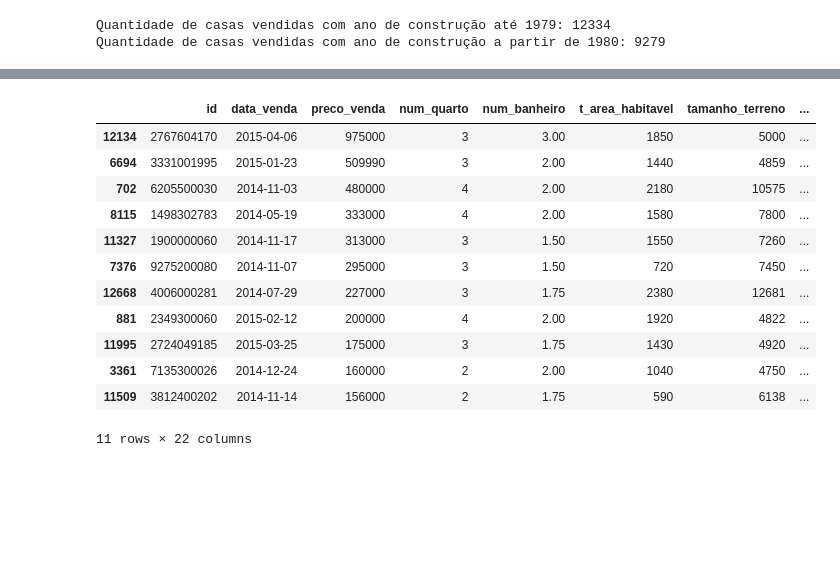
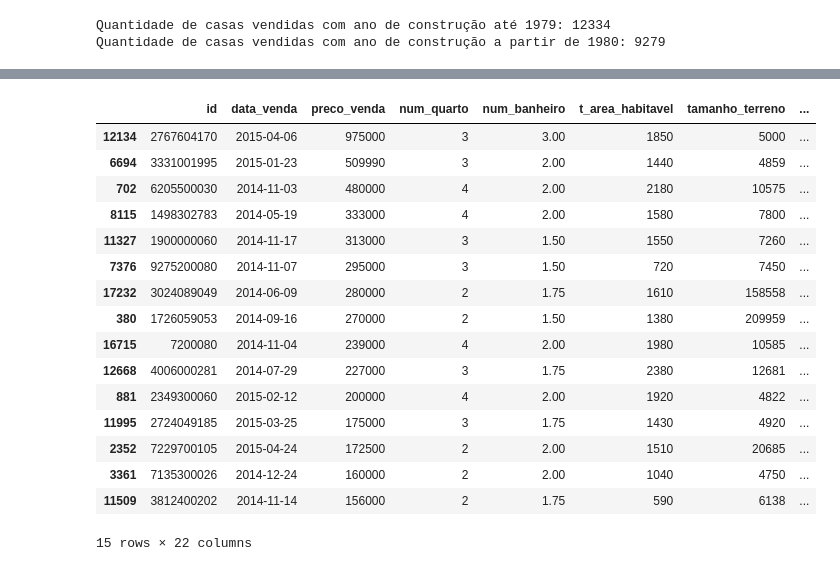
Before and after one commit to valdirdpg/curso-dnc, a Jupyter notebook: mini_projeto.ipynb, the cells around one changed output, grey strips where cells are left out. Saved outputs shown, nothing was run; the diff lists cells and outputs as text; code cells hidden in the pictures; blank space fills up the shorter version.

```diff
--- a/mini_projeto.ipynb
+++ b/mini_projeto.ipynb
@@ -299,3 +306,5 @@ novo_house = pd.DataFrame(agrupa_house)
+# %%
+novo_house = house_data
 # %%
 # Agrupo os dados pelo ano de construção, buscando encontrar oportunidade em imóveis
 # mais novos, mas sem descartar imóveis históricos com boa avaliação
@@ -439,26 +456,30 @@ Warning: Total number of columns (22) exceeds max_columns (20) limiting to first
 # %%
 # Imóveis que podem ser um péssimo negócio para se investir
 top_5_menos_indicado = novo_house[
     (novo_house.media_area_habitavel_15_prox <= 6000) &
     (novo_house.qualidade_material_const < 7) &
     (novo_house.t_area_habitavel <= 6000) &
     (novo_house.num_banheiro > 1) &
-    (novo_house.condicao_casa_1_5 < 3) &
+    (novo_house.condicao_casa_1_5 < 3)
 
-    ((novo_house.cidade == 'Seattle')|(novo_house.cidade == 'Kirkland') | (novo_house.cidade == 'Bellevue')| (novo_house.cidade == 'Redmond'))
+    # & ((novo_house.cidade == 'Seattle')|(novo_house.cidade == 'Kirkland') | (novo_house.cidade == 'Bellevue')| (novo_house.cidade == 'Redmond'))
 ]
 top_5_menos_indicado.sort_values(['preco_venda'], ascending=False)
 # %% [output]
 |  | id | data_venda | preco_venda | num_quarto | num_banheiro | t_area_habitavel | tamanho_terreno | ... |
 | 12134 | 2767604170 | 2015-04-06 | 975000 | 3 | 3.00 | 1850 | 5000 | ... |
 | 6694 | 3331001995 | 2015-01-23 | 509990 | 3 | 2.00 | 1440 | 4859 | ... |
 | 702 | 6205500030 | 2014-11-03 | 480000 | 4 | 2.00 | 2180 | 10575 | ... |
 | 8115 | 1498302783 | 2014-05-19 | 333000 | 4 | 2.00 | 1580 | 7800 | ... |
 | 11327 | 1900000060 | 2014-11-17 | 313000 | 3 | 1.50 | 1550 | 7260 | ... |
 | 7376 | 9275200080 | 2014-11-07 | 295000 | 3 | 1.50 | 720 | 7450 | ... |
+| 17232 | 3024089049 | 2014-06-09 | 280000 | 2 | 1.75 | 1610 | 158558 | ... |
+| 380 | 1726059053 | 2014-09-16 | 270000 | 2 | 1.50 | 1380 | 209959 | ... |
+| 16715 | 7200080 | 2014-11-04 | 239000 | 4 | 2.00 | 1980 | 10585 | ... |
 | 12668 | 4006000281 | 2014-07-29 | 227000 | 3 | 1.75 | 2380 | 12681 | ... |
 | 881 | 2349300060 | 2015-02-12 | 200000 | 4 | 2.00 | 1920 | 4822 | ... |
 | 11995 | 2724049185 | 2015-03-25 | 175000 | 3 | 1.75 | 1430 | 4920 | ... |
+| 2352 | 7229700105 | 2015-04-24 | 172500 | 2 | 2.00 | 1510 | 20685 | ... |
 | 3361 | 7135300026 | 2014-12-24 | 160000 | 2 | 2.00 | 1040 | 4750 | ... |
 | 11509 | 3812400202 | 2014-11-14 | 156000 | 2 | 1.75 | 590 | 6138 | ... |
-11 rows × 22 columns
+15 rows × 22 columns
```
Also changed, not shown: parts of 20 cells of this notebook.
